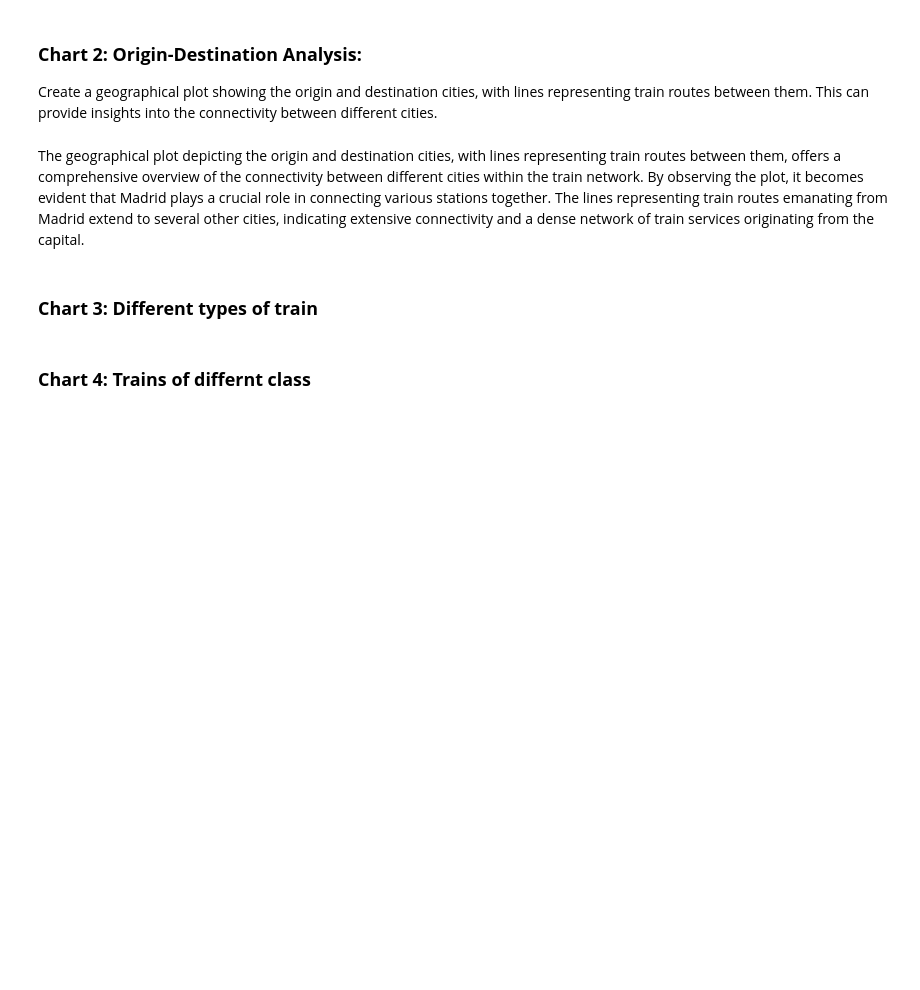
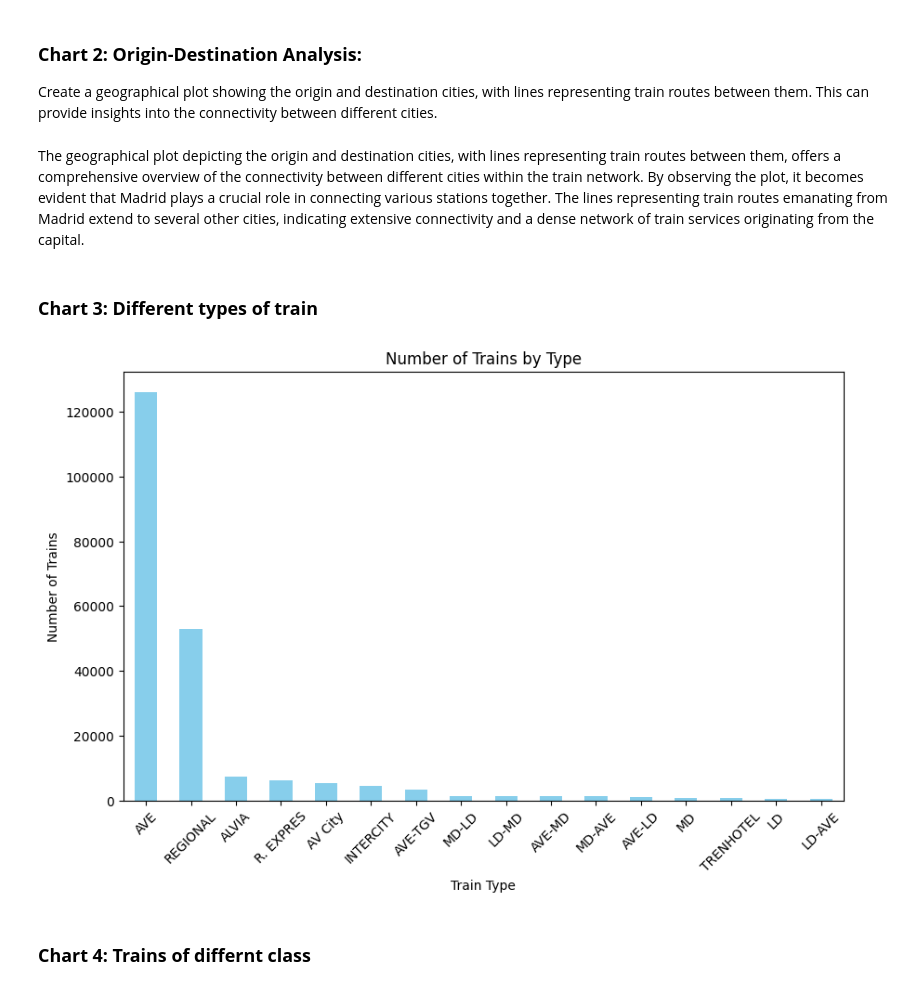
Before and after one commit to Asfiya-edu/Train-Ticket-Price-Prediction-using-Machine-Learning, a Jupyter notebook: Train_Ticket_price_prediction_.ipynb, the cells around one changed output. Drawn from its saved outputs; the diff is of its cells as text; code cells hidden in the pictures; blank space fills up the shorter version.

```diff
--- a/Train_Ticket_price_prediction_.ipynb
+++ b/Train_Ticket_price_prediction_.ipynb
@@ -296,17 +302,19 @@ The geographical plot depicting the origin and destination cities, with lines re
 # %% [markdown]
 ### **Chart 3: Different types of train**
 # %%
-# # Count the occurrences of each train type
-# train_type_counts = df['train_type'].value_counts()
+# Count the occurrences of each train type
+train_type_counts = df['train_type'].value_counts()
 
-# # Plot the count of each train type
-# plt.figure(figsize=(10, 6))
-# train_type_counts.plot(kind='bar', color='skyblue')
-# plt.title('Number of Trains by Type')
-# plt.xlabel('Train Type')
-# plt.ylabel('Number of Trains')
-# plt.xticks(rotation=45)
-# plt.show()
+# Plot the count of each train type
+plt.figure(figsize=(10, 6))
+train_type_counts.plot(kind='bar', color='skyblue')
+plt.title('Number of Trains by Type')
+plt.xlabel('Train Type')
+plt.ylabel('Number of Trains')
+plt.xticks(rotation=45)
+plt.show()
+# %% [output]
+[figure, added]
 # %% [markdown]
 ### **Chart 4: Trains of differnt class**
 # %%
```
Also changed, not shown: parts of 26 cells of this notebook.
